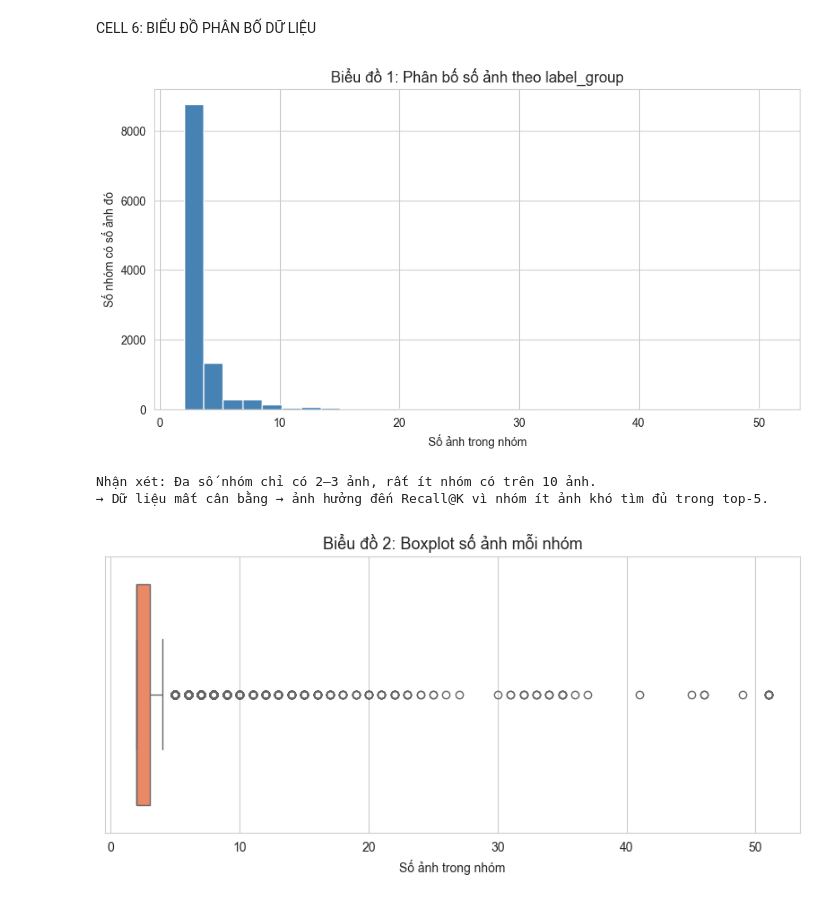
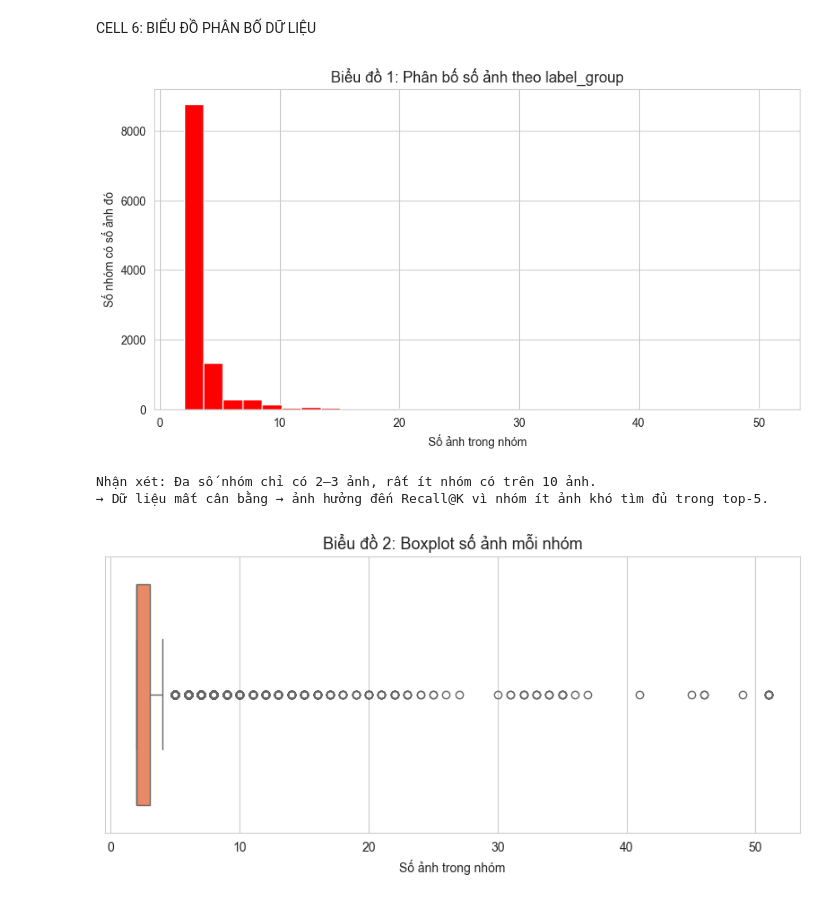
Before and after one commit to MaGiaVy/DoAnPython, a Jupyter notebook: project/notebooks/BTCT_Tuan2_33.ipynb, the cells around one changed output. Cells and saved outputs as stored; diff of their text form; code cells hidden in the pictures.

```diff
--- a/project/notebooks/BTCT_Tuan2_33.ipynb
+++ b/project/notebooks/BTCT_Tuan2_33.ipynb
@@ -168,19 +169,19 @@ CELL 6: BIỂU ĐỒ PHÂN BỐ DỮ LIỆU
 # %%
 # ── BIỂU ĐỒ 1: Histogram phân bố số ảnh theo label_group ──────────────
 # Histogram giúp thấy toàn bộ 11,014 nhóm phân bố như thế nào
 # Cột càng cao = có nhiều nhóm có số ảnh đó
 plt.figure(figsize=(10, 5))
-plt.hist(so_anh_moi_nhom.values, bins=30, color='steelblue', edgecolor='white')
+plt.hist(so_anh_moi_nhom.values, bins=30, color='red', edgecolor='white')
 plt.title('Biểu đồ 1: Phân bố số ảnh theo label_group', fontsize=13)
 plt.xlabel('Số ảnh trong nhóm')
 plt.ylabel('Số nhóm có số ảnh đó')
 plt.savefig(f'{RESULTS}bieu_do_1_histogram.png', dpi=150, bbox_inches='tight')
 plt.show()
 print('Nhận xét: Đa số nhóm chỉ có 2–3 ảnh, rất ít nhóm có trên 10 ảnh.')
 print('→ Dữ liệu mất cân bằng → ảnh hưởng đến Recall@K vì nhóm ít ảnh khó tìm đủ trong top-5.')
 print()
 # %% [output]
-[figure, old version]
+[figure, new version]
 Nhận xét: Đa số nhóm chỉ có 2–3 ảnh, rất ít nhóm có trên 10 ảnh.
 → Dữ liệu mất cân bằng → ảnh hưởng đến Recall@K vì nhóm ít ảnh khó tìm đủ trong top-5.
 # %%
```
Also changed, not shown: parts of 10 cells of this notebook, 7 other files.
